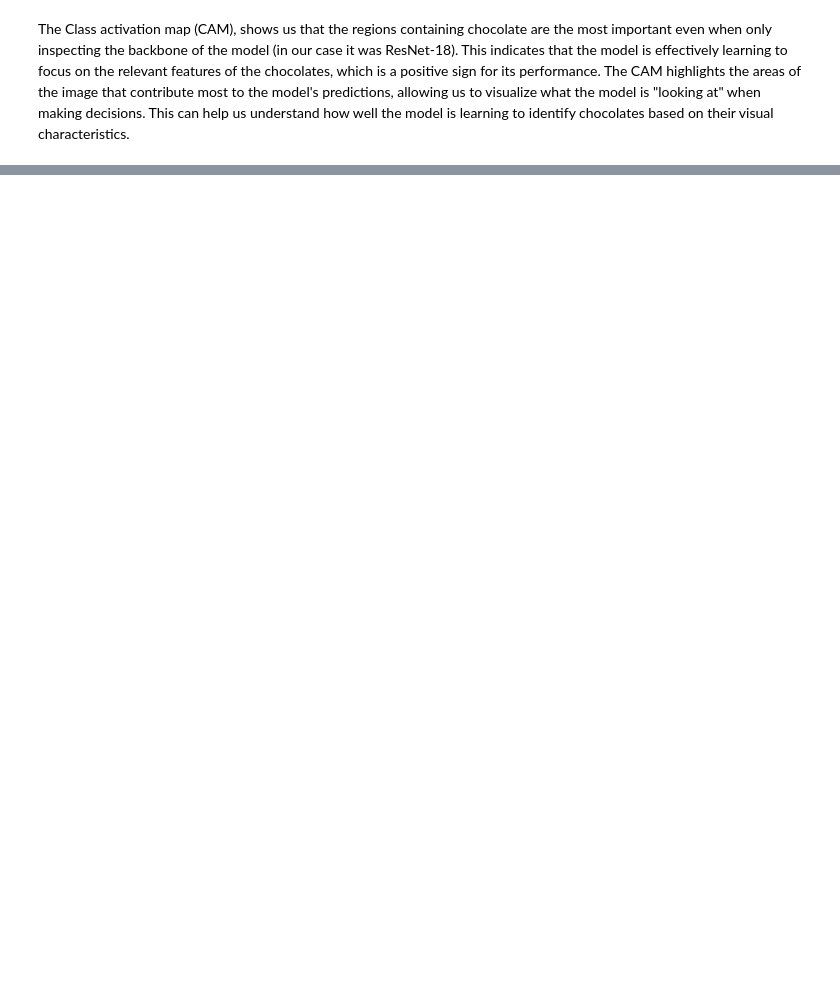
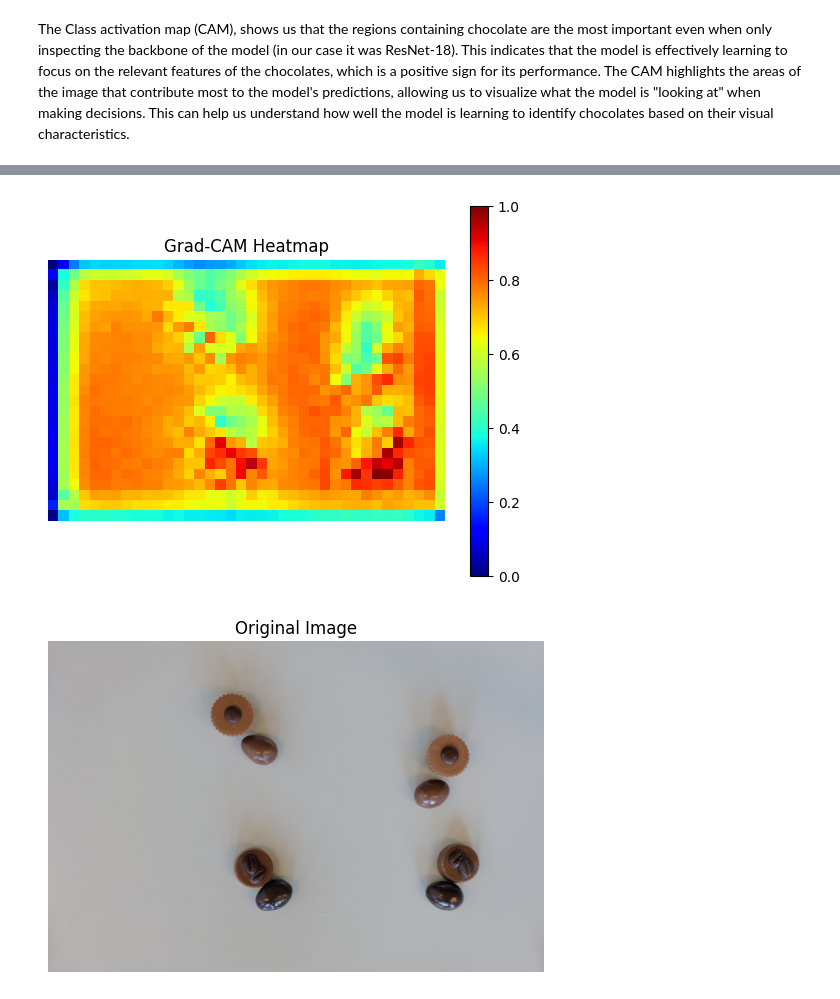
Before and after one commit to Elidx8/group_28_repo, a Jupyter notebook: project_final_nodataset/report.ipynb, the cells around one changed output, grey strips where cells are left out. Drawn from its saved outputs; the diff is of its cells as text; code cells hidden in the pictures; blank space fills up the shorter version.

```diff
--- a/project_final_nodataset/report.ipynb
+++ b/project_final_nodataset/report.ipynb
@@ -835,0 +970,23 @@ The Class activation map (CAM), shows us that the regions containing chocolate a
+# %%
+# Test Grad-CAM
+# Example usage of Grad-CAM
+# Ensure that the model and target_layer are properly defined
+# Example:
+target_layer = model.backbone[0]["layer4"]  # Adjust based on your model's architecture
+img_tensor, _ = transforms(Image.open("dataset_project_iapr2025/test/L1000799.JPG"), {})
+cam = grad_cam(model, img_tensor, target_layer, device)
+plt.imshow(cam, cmap='jet')
+plt.colorbar()
+plt.title("Grad-CAM Heatmap")
+plt.axis("off")
+plt.show()
+
+# Plot the original images
+img = Image.open("dataset_project_iapr2025/test/L1000799.JPG")
+plt.imshow(img)
+plt.axis("off")
+plt.title("Original Image")
+plt.show()
+# %% [output]
+[figure, added]
+[figure, added]
```
Also changed, not shown: parts of 10 cells of this notebook.
